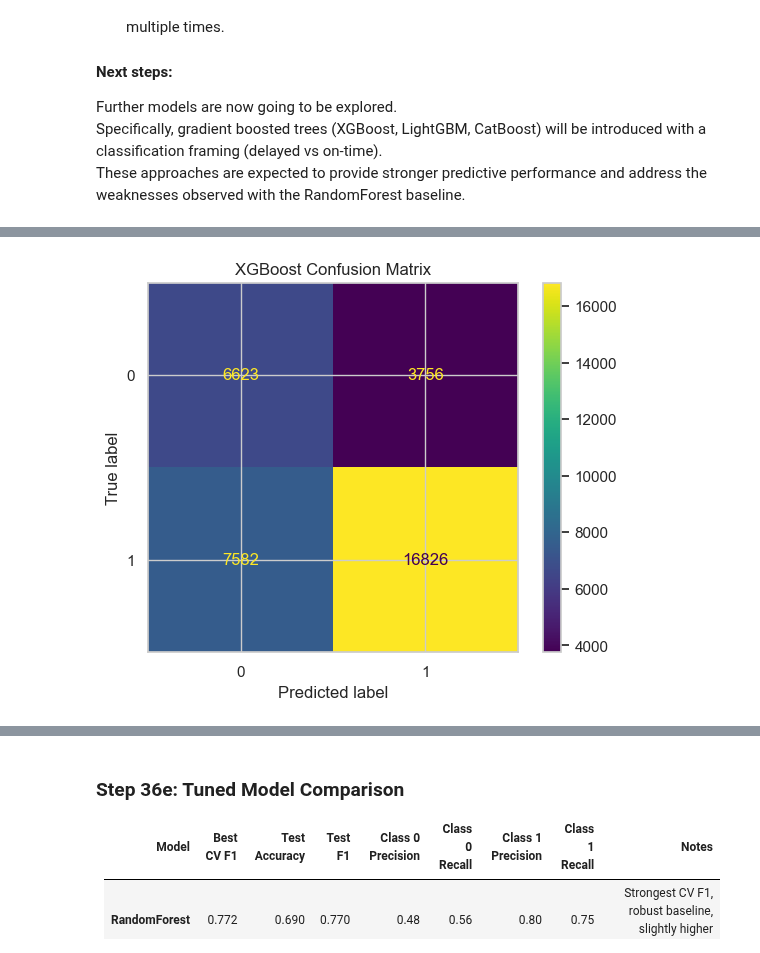
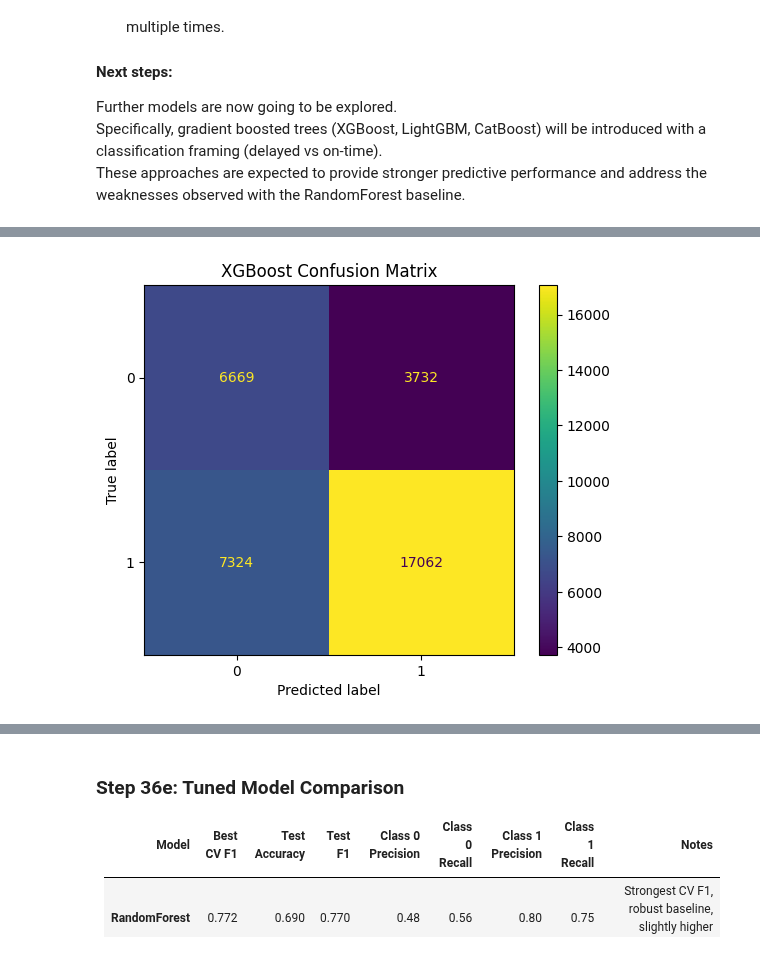
Before and after one commit to ECronin1973/programming-for-data-analytics, a Jupyter notebook: project/flight_reroute_dub.ipynb, the cells around one changed output, grey strips where cells are left out. Cells and saved outputs as stored; diff of their text form; code cells hidden in the pictures.

Commit message:
updated notebook saved to repository

```diff
--- a/project/flight_reroute_dub.ipynb
+++ b/project/flight_reroute_dub.ipynb
@@ -4265,25 +4312,57 @@ Outcome: XGBoost is now integrated with efficient retraining control, imbalance
 # %%
-# Step 35b.1 – XGBoost Classifier (with conditional retraining and saved output)
+# 📂 Step 35b.1 – XGBoost Classifier (with binary target)
+
+import pandas as pd
+import numpy as np
+import matplotlib.pyplot as plt
+import joblib, os
 
 from xgboost import XGBClassifier
-import matplotlib.pyplot as plt
+from sklearn.pipeline import Pipeline
+from sklearn.compose import ColumnTransformer
+from sklearn.preprocessing import OneHotEncoder, StandardScaler
 from sklearn.metrics import ConfusionMatrixDisplay, accuracy_score, f1_score, classification_report
-import joblib
-import os
-import numpy as np
 
-# --- Define model path ---
-os.makedirs("models", exist_ok=True)
-xgb_model_path = "models/step35b1_xgb.pkl"
+# --- Control flag: True = retrain, False = reuse saved model ---
+RETRAIN_XGB = False
 
-# --- Control flag: set to True to retrain, False to reload saved model ---
-RETRAIN_XGB = True
+# --- Reload train/test splits saved in Step 33a ---
+X_train = pd.read_csv("data/X_train.csv")
+y_train = pd.read_csv("data/y_train.csv")["delay"]
+X_test  = pd.read_csv("data/X_test.csv")
+y_test  = pd.read_csv("data/y_test.csv")["delay"]
 
-# --- Class imbalance ratio ---
-neg, pos = np.bincount(y_train)
+# --- Convert target into binary labels ---
+# Example threshold: flights delayed > 15 minutes are "delayed" (1), else "on-time" (0)
+y_train_bin = (y_train > 15).astype(int)
+y_test_bin  = (y_test > 15).astype(int)
+
+# --- Feature engineering (reuse from Step 32) ---
+for df in [X_train, X_test]:
+    df["hour"] = pd.to_datetime(df["datetime_hour"]).dt.hour
+    df["day_of_week"] = pd.to_datetime(df["datetime_hour"]).dt.dayofweek
+    df["month"] = pd.to_datetime(df["datetime_hour"]).dt.month
+    df["hour_sin"] = np.sin(2 * np.pi * df["hour"] / 24)
+    df["hour_cos"] = np.cos(2 * np.pi * df["hour"] / 24)
+
+# --- Define feature groups ---
+numeric_features = ["temp_avg", "precip_total", "wind_avg", "visibility", "cloud_height",
+                    "hour_sin", "hour_cos"]
+categorical_features = ["airline", "type", "season"]
+
+numeric_transformer = Pipeline(steps=[("scaler", StandardScaler())])
+categorical_transformer = Pipeline(steps=[("encoder", OneHotEncoder(handle_unknown="ignore"))])
+
+preprocessor = ColumnTransformer([
+    ("num", numeric_transformer, numeric_features),
+    ("cat", categorical_transformer, categorical_features)
+])
+
+# --- Handle class imbalance ---
+neg, pos = np.bincount(y_train_bin)
 imbalance_ratio = neg / pos
 
-# --- Build pipeline ---
+# --- Build pipeline with XGBoost ---
 xgb_pipeline = Pipeline(steps=[
     ("preprocessor", preprocessor),
     ("classifier", XGBClassifier(
@@ -4291,15 +4370,18 @@ xgb_pipeline = Pipeline(steps=[
         learning_rate=0.1,
         max_depth=6,
         random_state=42,
-        scale_pos_weight=imbalance_ratio,  # handle imbalance
+        scale_pos_weight=imbalance_ratio,
         eval_metric="logloss"
     ))
 ])
 
 # --- Train or Load depending on flag ---
+os.makedirs("models", exist_ok=True)
+xgb_model_path = "models/step35b1_xgb.pkl"
+
 if RETRAIN_XGB or not os.path.exists(xgb_model_path):
     print("🔄 Retraining XGBoost model...")
-    xgb_pipeline.fit(X_train, y_train)
+    xgb_pipeline.fit(X_train, y_train_bin)
     joblib.dump(xgb_pipeline, xgb_model_path)
 else:
     print("📂 Loading existing XGBoost model...")
@@ -4308,13 +4390,14 @@ else:
 # --- Predictions ---
 y_pred_xgb = xgb_pipeline.predict(X_test)
 
+# --- Evaluation ---
 print("✅ XGBoost Results")
-print("Accuracy:", accuracy_score(y_test, y_pred_xgb))
-print("F1 Score:", f1_score(y_test, y_pred_xgb))
-print(classification_report(y_test, y_pred_xgb))
+print("Accuracy:", accuracy_score(y_test_bin, y_pred_xgb))
+print("F1 Score:", f1_score(y_test_bin, y_pred_xgb, average="weighted"))
+print(classification_report(y_test_bin, y_pred_xgb))
 
 # --- Confusion Matrix Plot ---
-ConfusionMatrixDisplay.from_predictions(y_test, y_pred_xgb)
+ConfusionMatrixDisplay.from_predictions(y_test_bin, y_pred_xgb)
 plt.title("XGBoost Confusion Matrix")
 plt.show()
 # %% [output]
@@ -4333,2 +4416,2 @@ weighted avg       0.71      0.67      0.69     34787
-[figure, old version]
+[figure, new version]
 # %% [markdown]
```
Also changed, not shown: parts of 29 cells of this notebook.
